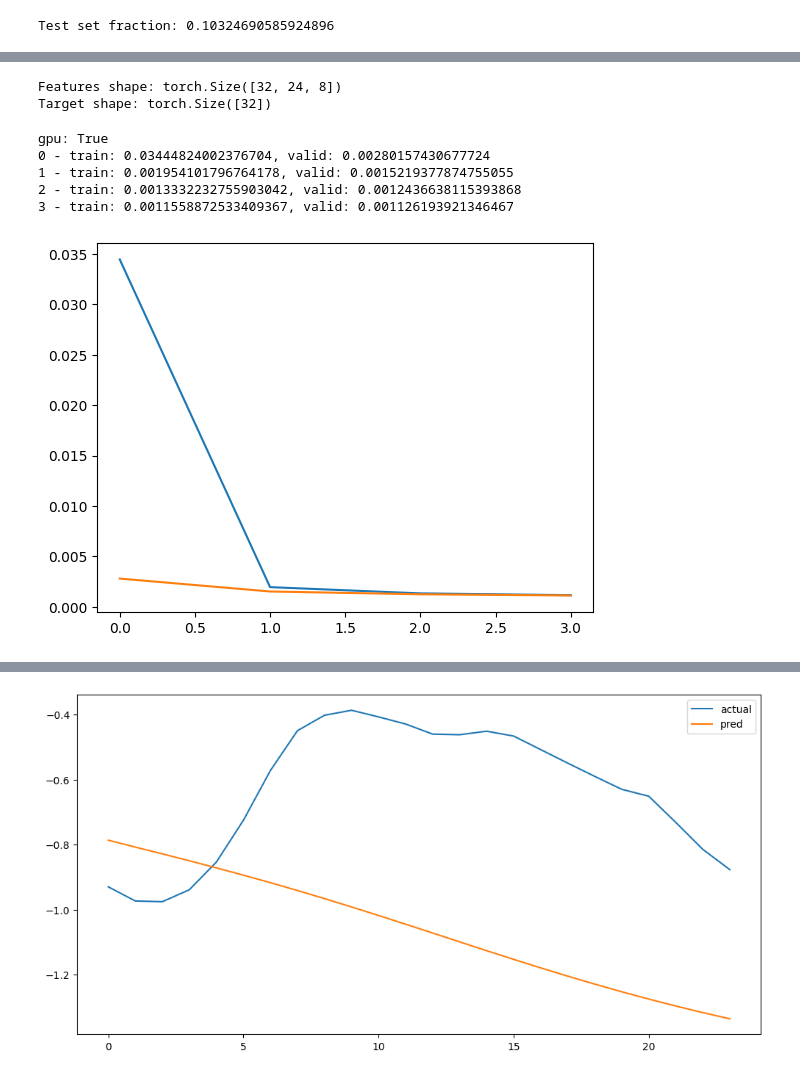
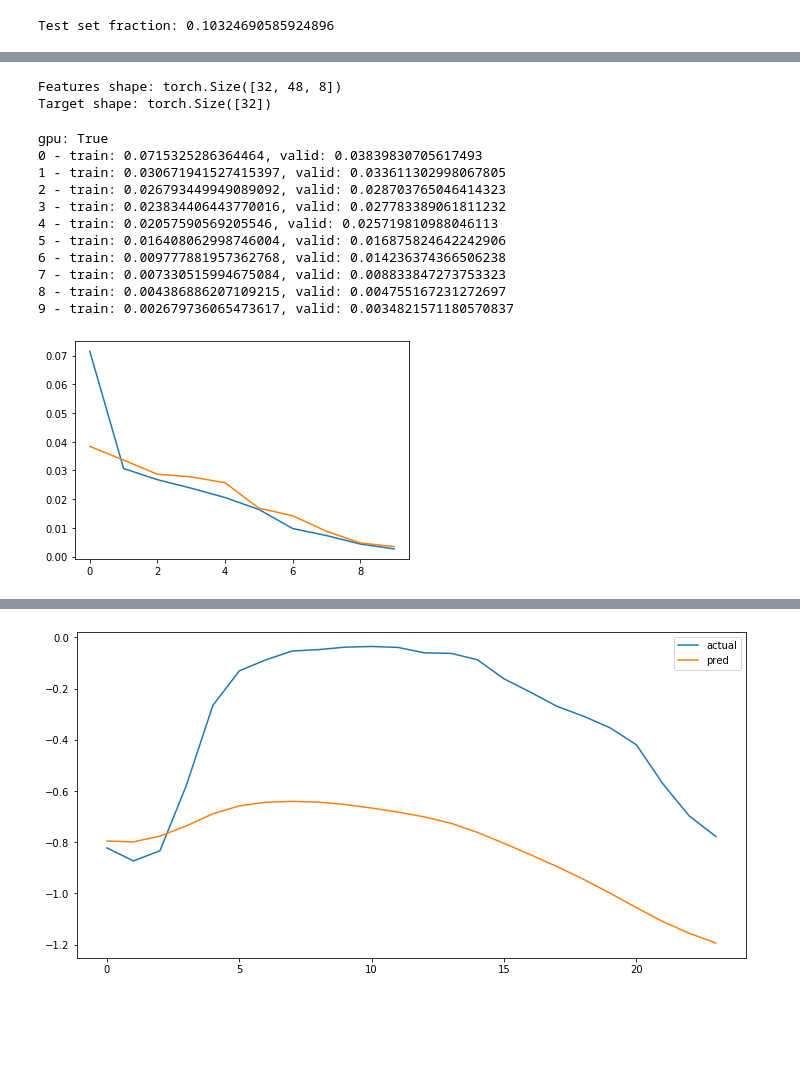
Before and after one commit to Anderzz/it3030, a Jupyter notebook: assignment2/lstm.ipynb, the cells around one changed output, grey strips where cells are left out. Cells and saved outputs as stored; diff of their text form; code cells hidden in the pictures; blank space fills up the shorter version.

```diff
--- a/assignment2/lstm.ipynb
+++ b/assignment2/lstm.ipynb
@@ -231,7 +224,7 @@ class SequenceDataset(Dataset):
 torch.manual_seed(42)
 
 batch_size = 32
-sequence_length = 24
+sequence_length = 48
 
 train_dataset = SequenceDataset(
     df_train,
@@ -262,6 +255,6 @@ X, y = next(iter(train_loader))
 print("Features shape:", X.shape)
 print("Target shape:", y.shape)
 # %% [output]
-Features shape: torch.Size([32, 24, 8])
+Features shape: torch.Size([32, 48, 8])
 Target shape: torch.Size([32])
 # %%
@@ -313,7 +343,7 @@ num_hidden_units = 16
 model = LSTMModel(num_features=len(features), hidden_units=num_hidden_units, use_cuda=USE_CUDA).to(device)
 
 lr = 4e-4
-n_epochs = 4
+n_epochs = 10
 criterion = nn.MSELoss().to(device)
 optimizer = torch.optim.Adam(model.parameters(), lr=lr)
 
@@ -328,40 +358,47 @@ for epoch in range(n_epochs):
         optimizer.zero_grad()
 
         x = x.to(device)
-        y = y.squeeze().to(device)
+        #y = y.squeeze().to(device)
+        y = y.unsqueeze(1).to(device)
         #print(f"x shape: {x.shape}, y shape: {y.shape}")
         #print(x)
         preds = model(x)#.squeeze()
         #print(f"preds shape: {preds.shape}")
         loss = criterion(preds, y)
         train_loss += loss.item()
         loss.backward()
         optimizer.step()
     epoch_loss = train_loss / len(train_loader)
     t_losses.append(epoch_loss)
 
     # validation
     model.eval()
     for x, y in val_loader:
         with torch.no_grad():
             x = x.to(device)
             y = y.squeeze().to(device)
             preds = model(x).squeeze()
             error = criterion(preds, y)
         val_loss += error.item()
     val_loss = val_loss / len(val_loader)
     v_losses.append(val_loss)
 
     print(f'{epoch} - train: {epoch_loss}, valid: {val_loss}')
 
 plot_losses(t_losses, v_losses)
 # %% [output]
 gpu: True
-0 - train: 0.03444824002376704, valid: 0.00280157430677724
-1 - train: 0.001954101796764178, valid: 0.0015219377874755055
-2 - train: 0.0013332232755903042, valid: 0.0012436638115393868
-3 - train: 0.0011558872533409367, valid: 0.001126193921346467
+0 - train: 0.0715325286364464, valid: 0.03839830705617493
+1 - train: 0.030671941527415397, valid: 0.033611302998067805
+2 - train: 0.026793449949089092, valid: 0.028703765046414323
+3 - train: 0.023834406443770016, valid: 0.027783389061811232
+4 - train: 0.02057590569205546, valid: 0.025719810988046113
+5 - train: 0.016408062998746004, valid: 0.016875824642242906
+6 - train: 0.009777881957362768, valid: 0.014236374366506238
+7 - train: 0.007330515994675084, valid: 0.008833847273753323
+8 - train: 0.004386886207109215, valid: 0.004755167231272697
+9 - train: 0.002679736065473617, valid: 0.0034821571180570837
-[figure, old version]
+[figure, new version]
 # %%
 def make_predictions_from_dataloader(model, unshuffled_dataloader):
   model.eval()
@@ -428,6 +465,6 @@ def forecast(dataloader, df_to_plot, batch_num:int=0, fw:int=24, plot:bool=True)
     plt.legend()
     plt.show()
 # %%
-forecast(test_loader, df_test, 12, 24, True)
+forecast(test_loader, df_test, 3, 24, True)
 # %% [output]
-[figure, old version]
+[figure, new version]
```
Also changed, not shown: parts of 6 cells of this notebook.
